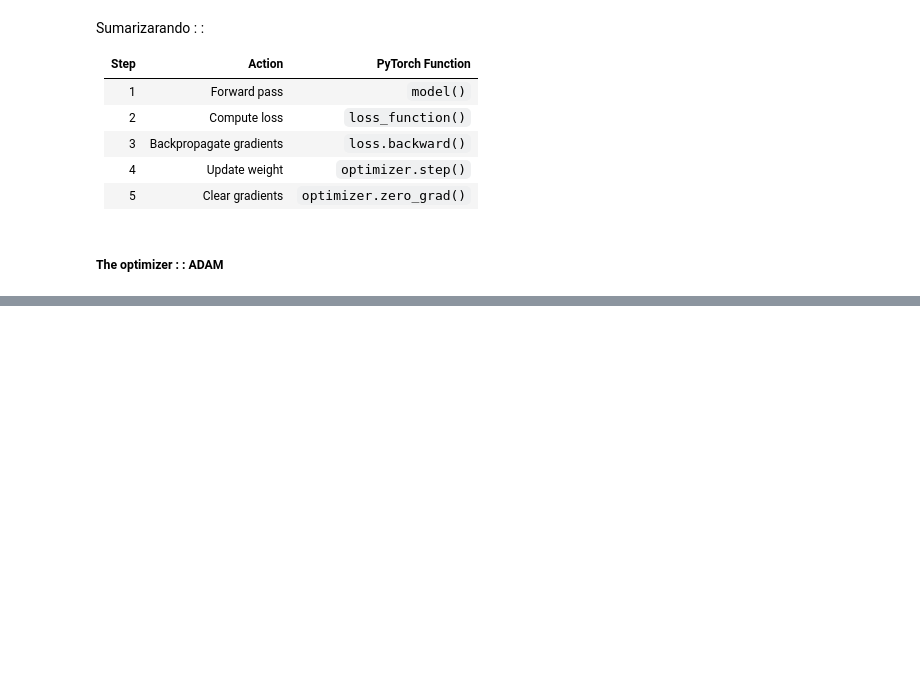
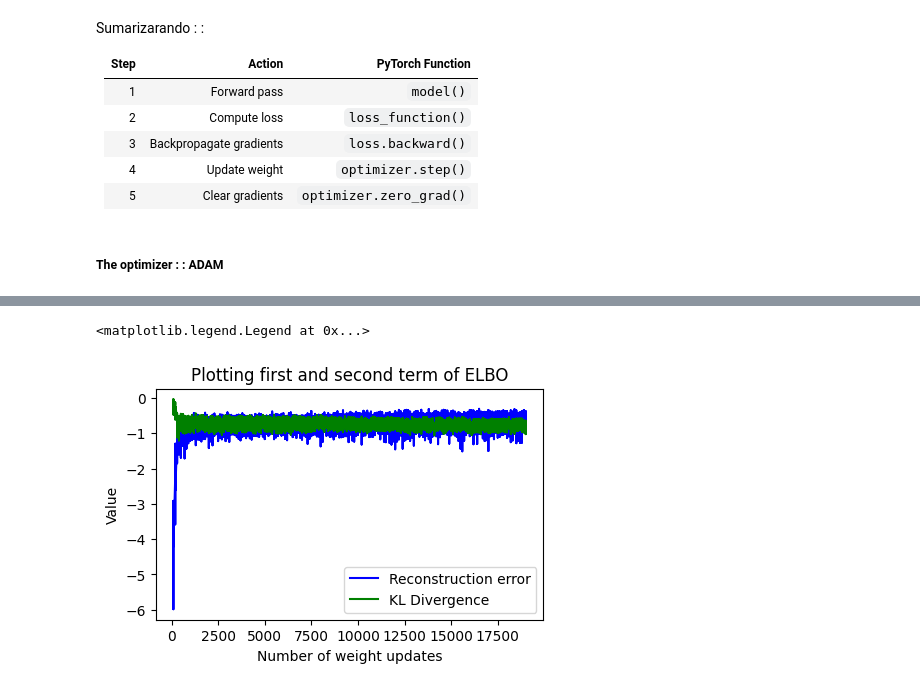
Before and after one commit to vinimetric/river, a Jupyter notebook: MLMesonsRECO/VAE_G_Studies.ipynb, the cells around one changed output, grey strips where cells are left out. Cells and saved outputs as stored; diff of their text form; code cells hidden in the pictures; blank space fills up the shorter version.

```diff
--- a/MLMesonsRECO/VAE_G_Studies.ipynb
+++ b/MLMesonsRECO/VAE_G_Studies.ipynb
@@ -174,0 +225,11 @@ RuntimeError: mat1 and mat2 shapes cannot be multiplied (100x2 and 32x16)
+# %%
+plt.figure(figsize=(5,3), dpi=100)
+plt.plot(update, terrl, 'b', label='Reconstruction error')
+plt.plot(update, tkldl, 'g', label='KL Divergence')
+plt.title('Plotting first and second term of ELBO')
+plt.xlabel('Number of weight updates')
+plt.ylabel('Value')
+plt.legend()
+# %% [output]
+<matplotlib.legend.Legend at 0x...>
+[figure, added]
```
Also changed, not shown: parts of 9 cells of this notebook, 4 other files.
